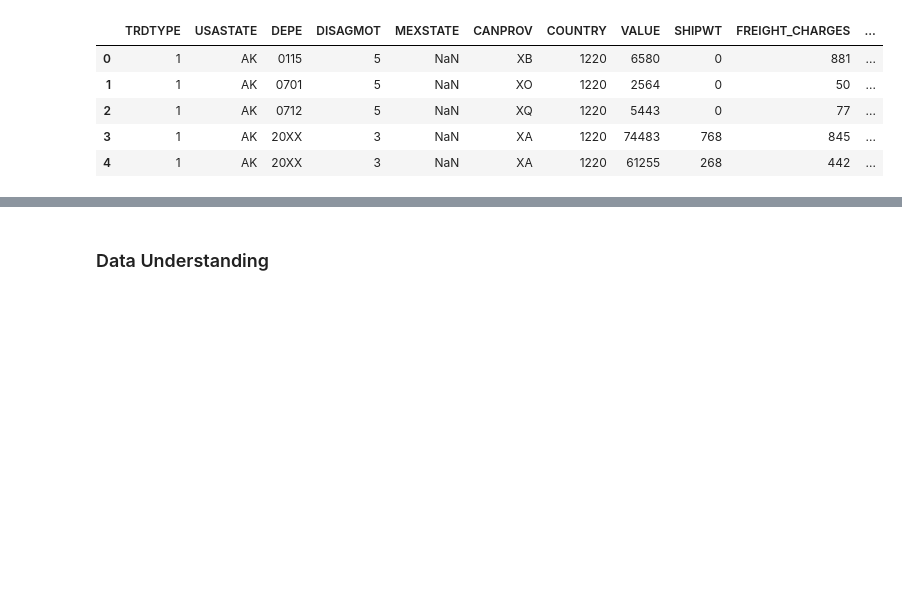
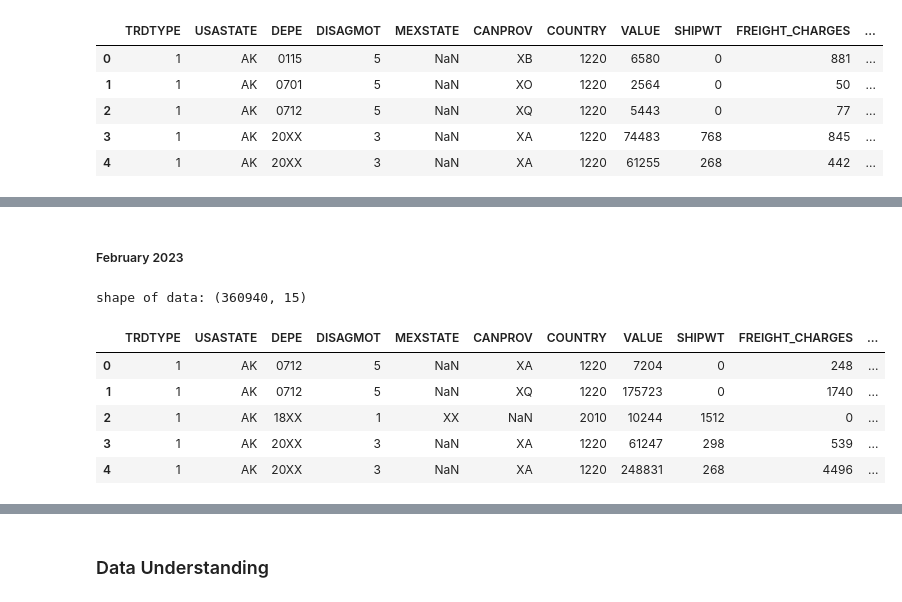
Before and after one commit to adubrightkwartengsnr/TransBorder-Freight-Data-Analysis, a Jupyter notebook: notebooks/transborder-freight-analysis.ipynb, the cells around one changed output, grey strips where cells are left out. Drawn from its saved outputs; the diff is of its cells as text; code cells hidden in the pictures; blank space fills up the shorter version.

```diff
--- a/notebooks/transborder-freight-analysis.ipynb
+++ b/notebooks/transborder-freight-analysis.ipynb
@@ -780,0 +803,20 @@ shape of data: (1591221, 15)
+# %% [markdown]
+##### February 2023
+# %%
+dot1 = pd.read_csv("../data/2023/Feb2023/dot1_0223.csv")
+dot1_ytd = pd.read_csv("../data/2023/Feb2023/dot1_ytd_0223.csv")
+dot2 =  pd.read_csv("../data/2023/Feb2023/dot2_0223.csv")
+dot2_ytd = pd.read_csv("../data/2023/Feb2023/dot2_ytd_0223.csv")
+dot3 = pd.read_csv("../data/2023/Feb2023/dot3_0223.csv")
+dot3_ytd = pd.read_csv("../data/2023/Feb2023/dot3_ytd_0223.csv")
+feb_2023 = pd.concat([dot1,dot1_ytd,dot2,dot2_ytd,dot3,dot3_ytd],axis=0)
+print(f"shape of data: {feb_2023.shape}")
+feb_2023.head()
+# %% [output]
+shape of data: (360940, 15)
+|  | TRDTYPE | USASTATE | DEPE | DISAGMOT | MEXSTATE | CANPROV | COUNTRY | VALUE | SHIPWT | FREIGHT_CHARGES | ... |
+| 0 | 1 | AK | 0712 | 5 | NaN | XA | 1220 | 7204 | 0 | 248 | ... |
+| 1 | 1 | AK | 0712 | 5 | NaN | XQ | 1220 | 175723 | 0 | 1740 | ... |
+| 2 | 1 | AK | 18XX | 1 | XX | NaN | 2010 | 10244 | 1512 | 0 | ... |
+| 3 | 1 | AK | 20XX | 3 | NaN | XA | 1220 | 61247 | 298 | 539 | ... |
+| 4 | 1 | AK | 20XX | 3 | NaN | XA | 1220 | 248831 | 268 | 4496 | ... |
```
Also changed, not shown: parts of 23 cells of this notebook.
